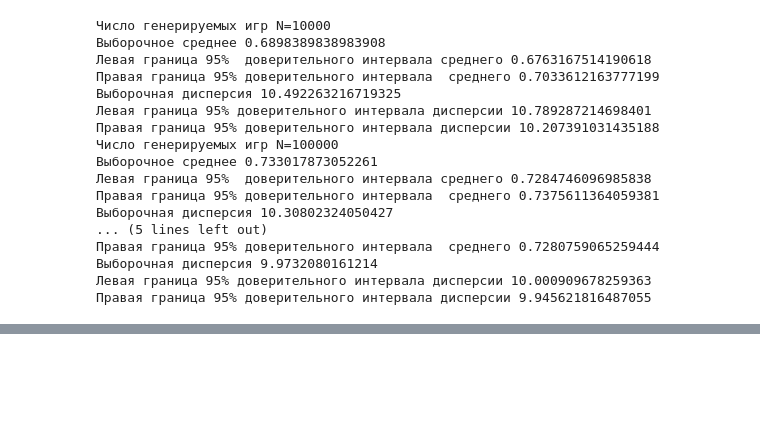
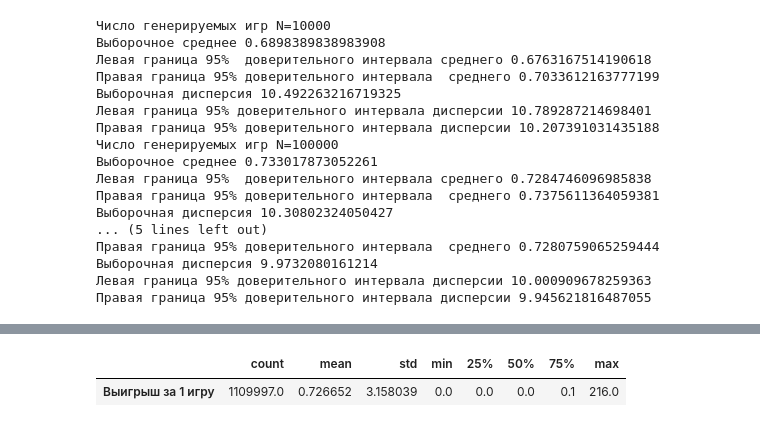
Before and after one commit to ResearchMachine/TestTaskSlotGame, a Jupyter notebook: Solution.ipynb, the cells around one changed output, grey strips where cells are left out. Cells and saved outputs as stored; diff of their text form; code cells hidden in the pictures; blank space fills up the shorter version.

```diff
--- a/Solution.ipynb
+++ b/Solution.ipynb
@@ -217,0 +218,5 @@ display(df_tmp[df['Выигрыш за 1 игру']<10].hist(bins=30))
+# %%
+df.describe().T
+# %% [output]
+|  | count | mean | std | min | 25% | 50% | 75% | max |
+| Выигрыш за 1 игру | 1109997.0 | 0.726652 | 3.158039 | 0.0 | 0.0 | 0.0 | 0.1 | 216.0 |
```
Also changed, not shown: parts of 8 cells of this notebook.
